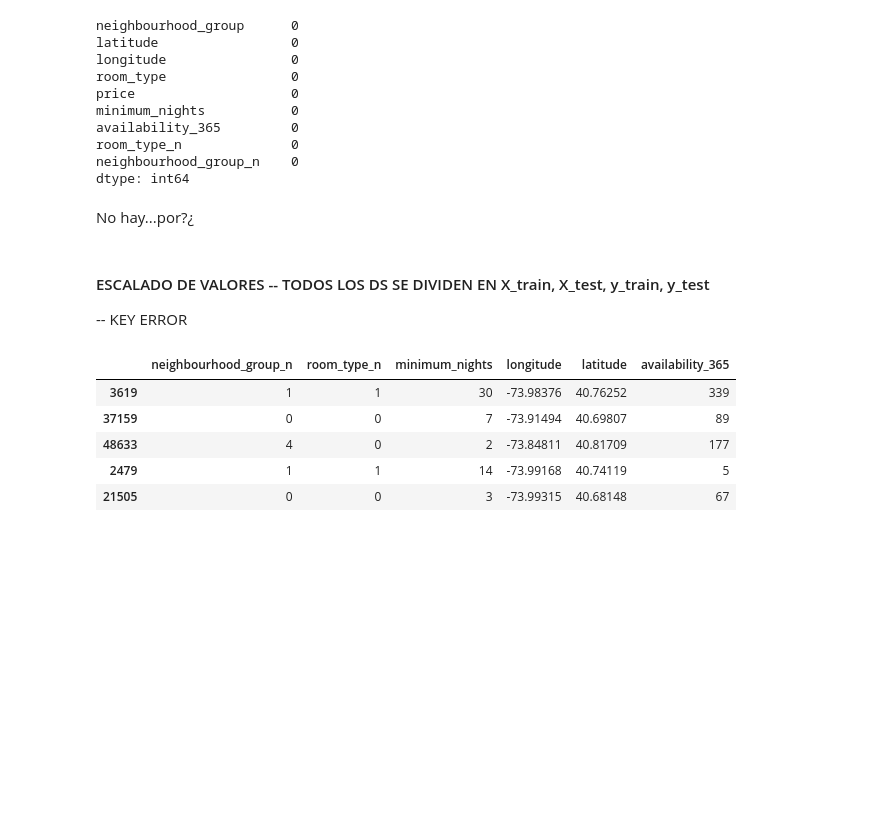
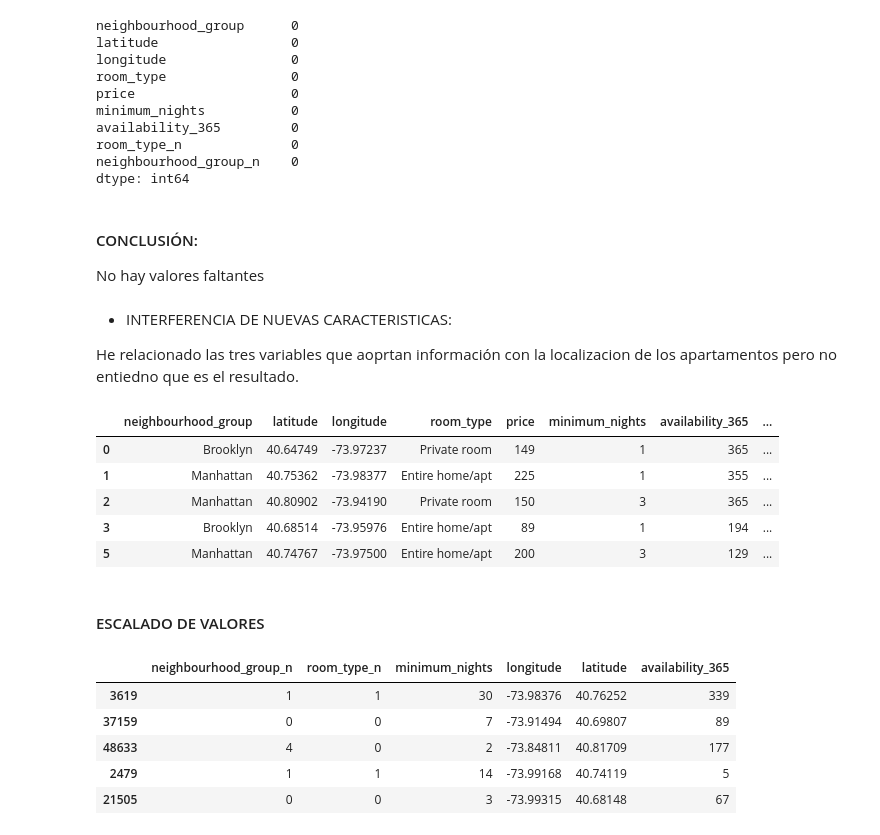
Before and after one commit to 4GeeksAcademy/CristinaChico_EDA, a Jupyter notebook: src/explore.ipynb, the cells around one changed output. Cells and saved outputs as stored; diff of their text form; code cells hidden in the pictures; blank space fills up the shorter version.

```diff
--- a/src/explore.ipynb
+++ b/src/explore.ipynb
@@ -397,10 +492,24 @@ availability_365         0
 room_type_n              0
 neighbourhood_group_n    0
 dtype: int64
-# %% [markdown]
-No hay...por?¿
-# %% [markdown]
-#### ESCALADO DE VALORES -- TODOS LOS DS SE DIVIDEN EN X_train, X_test, y_train, y_test
-
--- KEY ERROR
+# %% [markdown]
+#### CONCLUSIÓN:
+No hay valores faltantes
+# %% [markdown]
+* INTERFERENCIA DE NUEVAS CARACTERISTICAS:
+
+He relacionado las tres variables que aoprtan información con la localizacion de los apartamentos pero no entiedno que es el resultado.
+# %%
+total_data["LOCATION"] = total_data["latitude"] + total_data["longitude"] + total_data["neighbourhood_group_n"]
+
+total_data.head()
+# %% [output]
+|  | neighbourhood_group | latitude | longitude | room_type | price | minimum_nights | availability_365 | ... |
+| 0 | Brooklyn | 40.64749 | -73.97237 | Private room | 149 | 1 | 365 | ... |
+| 1 | Manhattan | 40.75362 | -73.98377 | Entire home/apt | 225 | 1 | 355 | ... |
+| 2 | Manhattan | 40.80902 | -73.94190 | Private room | 150 | 3 | 365 | ... |
+| 3 | Brooklyn | 40.68514 | -73.95976 | Entire home/apt | 89 | 1 | 194 | ... |
+| 5 | Manhattan | 40.74767 | -73.97500 | Entire home/apt | 200 | 3 | 129 | ... |
+# %% [markdown]
+#### ESCALADO DE VALORES
 # %%
```
Also changed, not shown: parts of 28 cells of this notebook, 1 other file.
